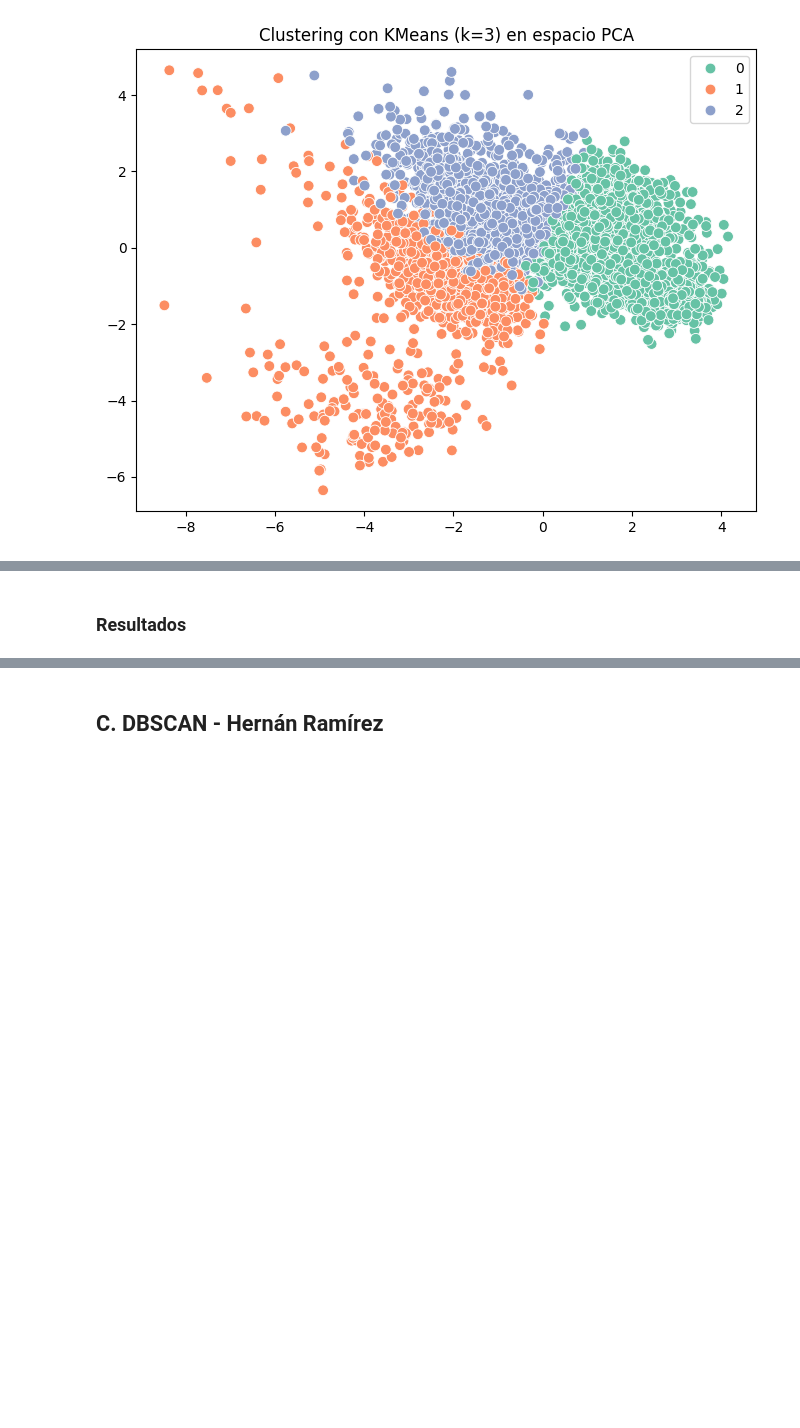
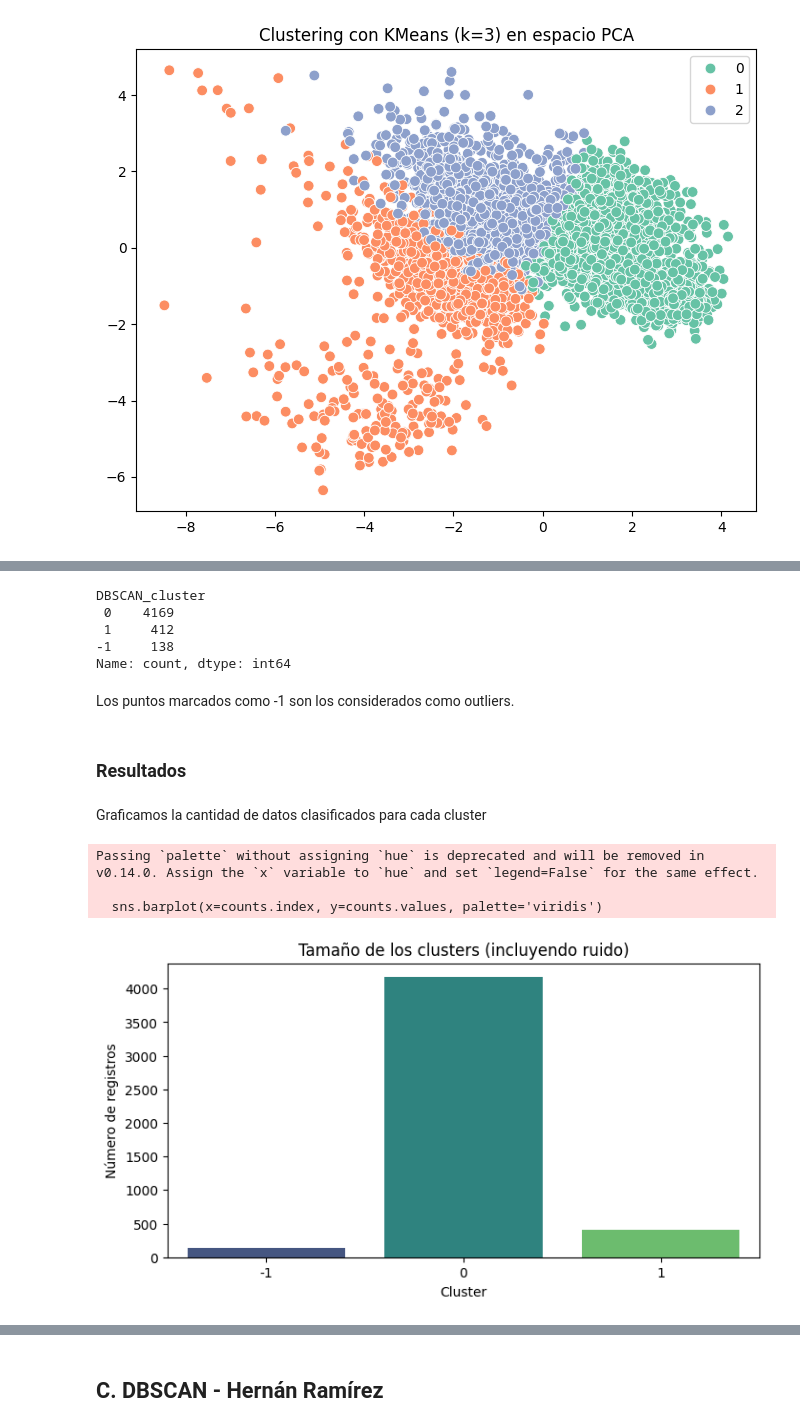
Before and after one commit to BI-organization/lab2, a Jupyter notebook: Lab2.ipynb, the cells around one changed output, grey strips where cells are left out. Cells and saved outputs as stored; diff of their text form; code cells hidden in the pictures; blank space fills up the shorter version.

Commit message:
DBSCAN

```diff
--- a/Lab2.ipynb
+++ b/Lab2.ipynb
@@ -429,2 +487,41 @@ plt.show()
+# %%
+from sklearn.cluster import DBSCAN
+
+# definimos hiperparámetros
+eps_value = 1.6     # codo del gráfico
+min_samples = 13    # Ajustado previamente
+
+# crear e implementar el modelo
+dbscan = DBSCAN(eps=eps_value, min_samples=min_samples)
+dbscan_labels = dbscan.fit_predict(X)
+
+# agregamos etiquetas al dataframe
+df['DBSCAN_cluster'] = dbscan_labels
+df['DBSCAN_cluster'].value_counts()
+# %% [output]
+DBSCAN_cluster
+ 0    4169
+ 1     412
+-1     138
+Name: count, dtype: int64
+# %% [markdown]
+Los puntos marcados como -1 son los considerados como outliers.
 # %% [markdown]
 ### Resultados
+# %% [markdown]
+Graficamos la cantidad de datos clasificados para cada cluster
+# %%
+# Contamos registros en cada cluster
+counts = df['DBSCAN_cluster'].value_counts().sort_index()
+
+plt.figure(figsize=(8,4))
+sns.barplot(x=counts.index, y=counts.values, palette='viridis')
+plt.xlabel('Cluster')
+plt.ylabel('Número de registros')
+plt.title('Tamaño de los clusters (incluyendo ruido)')
+plt.show()
+# %% [output]
+Passing `palette` without assigning `hue` is deprecated and will be removed in v0.14.0. Assign the `x` variable to `hue` and set `legend=False` for the same effect.
+
+  sns.barplot(x=counts.index, y=counts.values, palette='viridis')
+[figure, added]
```
Also changed, not shown: parts of 24 cells of this notebook.
